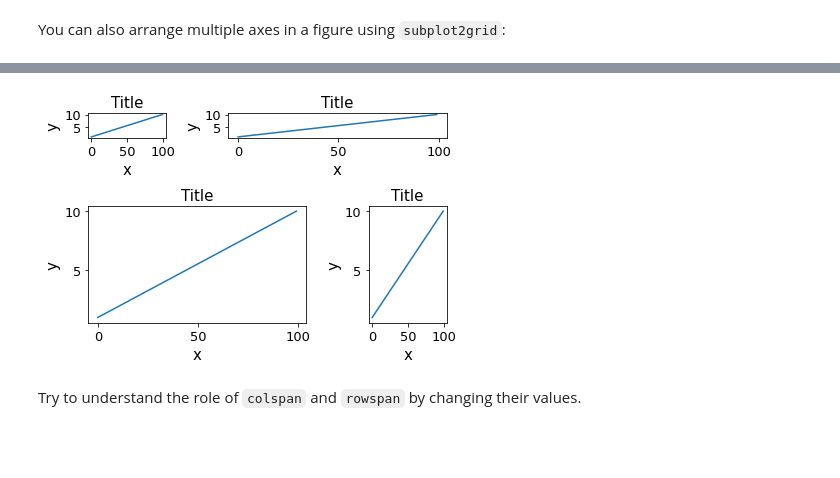
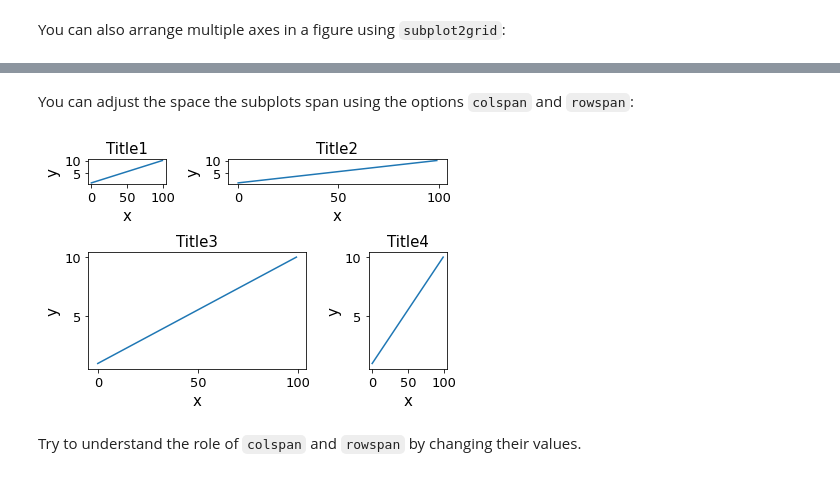
Before and after one commit to CIERA-Northwestern/REACHpy, a Jupyter notebook: Module_3/Section_3_Advanced_Plotting.ipynb, the cells around one changed output, grey strips where cells are left out. Drawn from its saved outputs; the diff is of its cells as text; code cells hidden in the pictures; blank space fills up the shorter version.

```diff
--- a/Module_3/Section_3_Advanced_Plotting.ipynb
+++ b/Module_3/Section_3_Advanced_Plotting.ipynb
@@ -120,16 +121,16 @@ plt.show()
 # %% [markdown]
 Let's define a function which plots x and y points on a given ax:
 # %%
-def my_plot(ax, fontsize):
+def my_plot(ax, fontsize,title):
     ax.plot(np.linspace(1,10,100))
     ax.locator_params(nbins=3)
     ax.set_xlabel('x', fontsize=fontsize)
     ax.set_ylabel('y', fontsize=fontsize)
-    ax.set_title('Title', fontsize=fontsize)
+    ax.set_title(title, fontsize=fontsize)
     ax.tick_params(labelsize=13)
 
 fig, ax = plt.subplots()
-my_plot(ax, fontsize=15)
+my_plot(ax, fontsize=15,title='Title')
 plt.tight_layout()
 # %% [output]
 [figure]
@@ -148,17 +168,19 @@ You can also arrange multiple axes in a figure using `subplot2grid`:
+# %% [markdown]
+You can adjust the space the subplots span using the options `colspan` and `rowspan`:
 # %%
-ax1 = plt.subplot2grid((3, 3), (0, 0))
-ax2 = plt.subplot2grid((3, 3), (0, 1), colspan=2)
+ax1 = plt.subplot2grid((3, 3), (0, 0),colspan=1, rowspan=1)
+ax2 = plt.subplot2grid((3, 3), (0, 1), colspan=2, rowspan=1)
 ax3 = plt.subplot2grid((3, 3), (1, 0), colspan=2, rowspan=2)
-ax4 = plt.subplot2grid((3, 3), (1, 2), rowspan=2)
+ax4 = plt.subplot2grid((3, 3), (1, 2),  colspan=1,rowspan=2)
 
-my_plot(ax1,15)
-my_plot(ax2,15)
-my_plot(ax3,15)
-my_plot(ax4,15)
+my_plot(ax1,15,title='Title1')
+my_plot(ax2,15,title='Title2')
+my_plot(ax3,15,title='Title3')
+my_plot(ax4,15,title='Title4')
 
 plt.tight_layout()
 # %% [output]
-[figure, old version]
+[figure, new version]
 # %% [markdown]
 Try to understand the role of `colspan` and `rowspan` by changing their values.
 # %% [markdown]
```
Also changed, not shown: parts of 3 cells of this notebook.
